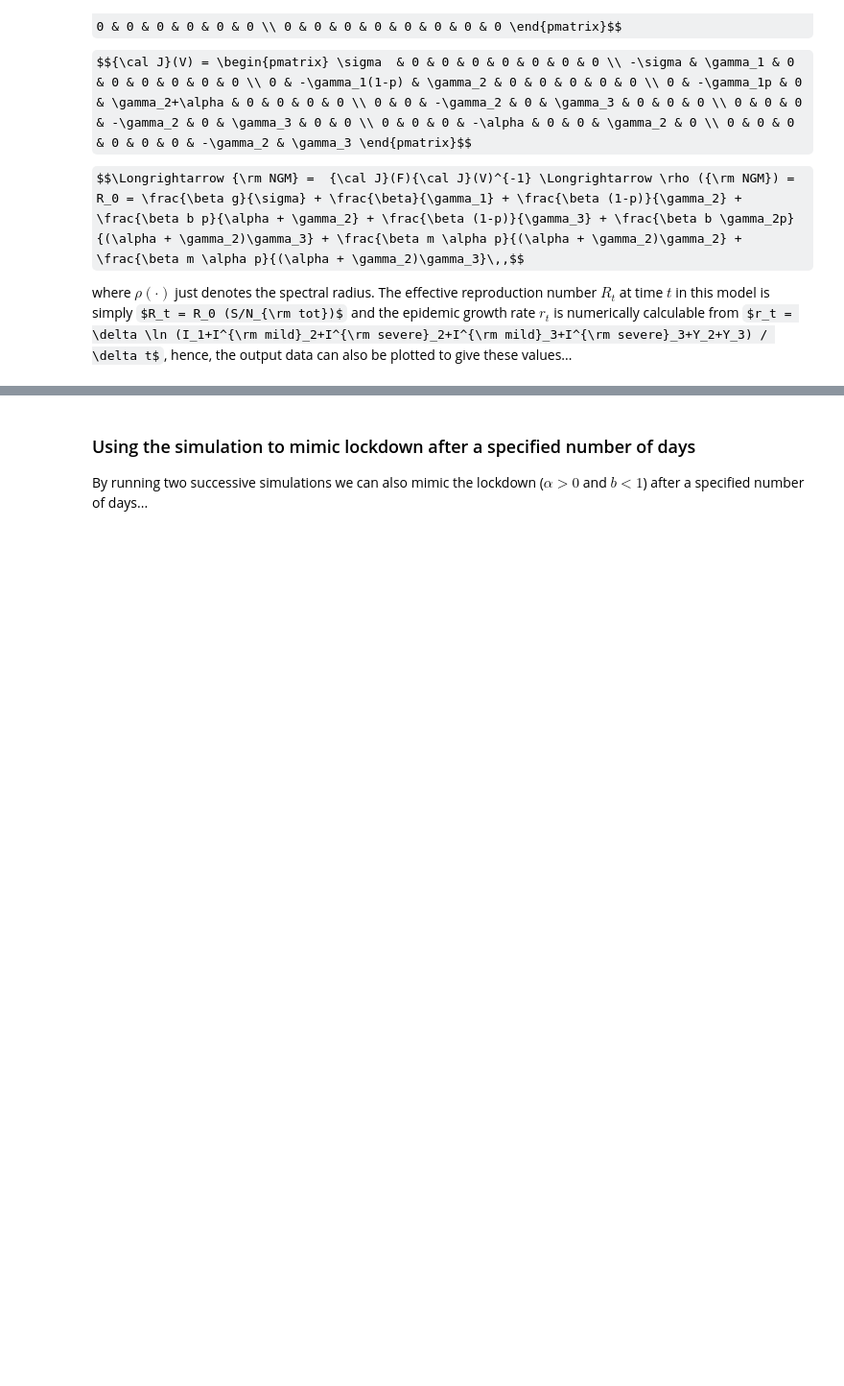
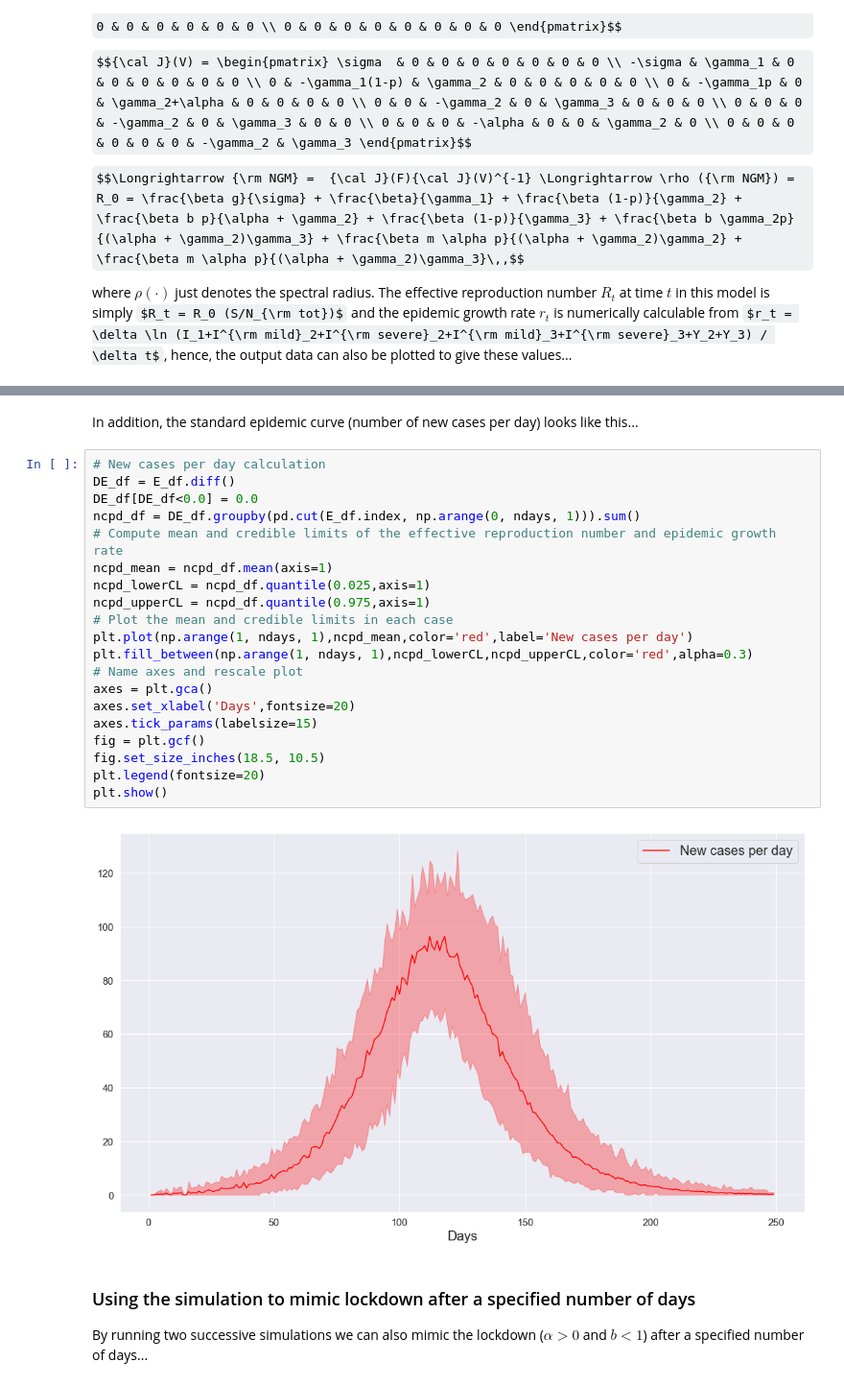
Before and after one commit to umbralcalc/covid-simple, a Jupyter notebook: covid-simple.ipynb, the cells around one changed output, grey strips where cells are left out. Shown: that part at 96% size. Drawn from its saved outputs; the diff is of its cells as text; some formulas as TeX source; blank space fills up the shorter version.

```diff
--- a/covid-simple.ipynb
+++ b/covid-simple.ipynb
@@ -245,3 +245,27 @@ plt.show()
+# %% [markdown]
+In addition, the standard epidemic curve (number of new cases per day) looks like this...
+# %%
+# New cases per day calculation
+DE_df = E_df.diff()
+DE_df[DE_df<0.0] = 0.0
+ncpd_df = DE_df.groupby(pd.cut(E_df.index, np.arange(0, ndays, 1))).sum()
+# Compute mean and credible limits of the effective reproduction number and epidemic growth rate
+ncpd_mean = ncpd_df.mean(axis=1)
+ncpd_lowerCL = ncpd_df.quantile(0.025,axis=1)
+ncpd_upperCL = ncpd_df.quantile(0.975,axis=1)
+# Plot the mean and credible limits in each case
+plt.plot(np.arange(1, ndays, 1),ncpd_mean,color='red',label='New cases per day')
+plt.fill_between(np.arange(1, ndays, 1),ncpd_lowerCL,ncpd_upperCL,color='red',alpha=0.3)
+# Name axes and rescale plot
+axes = plt.gca()
+axes.set_xlabel('Days',fontsize=20)
+axes.tick_params(labelsize=15)
+fig = plt.gcf()
+fig.set_size_inches(18.5, 10.5)
+plt.legend(fontsize=20)
+plt.show()
+# %% [output]
+[figure, added]
 # %% [markdown]
 ### Using the simulation to mimic lockdown after a specified number of days
 
```
Also changed, not shown: parts of 13 cells of this notebook.
